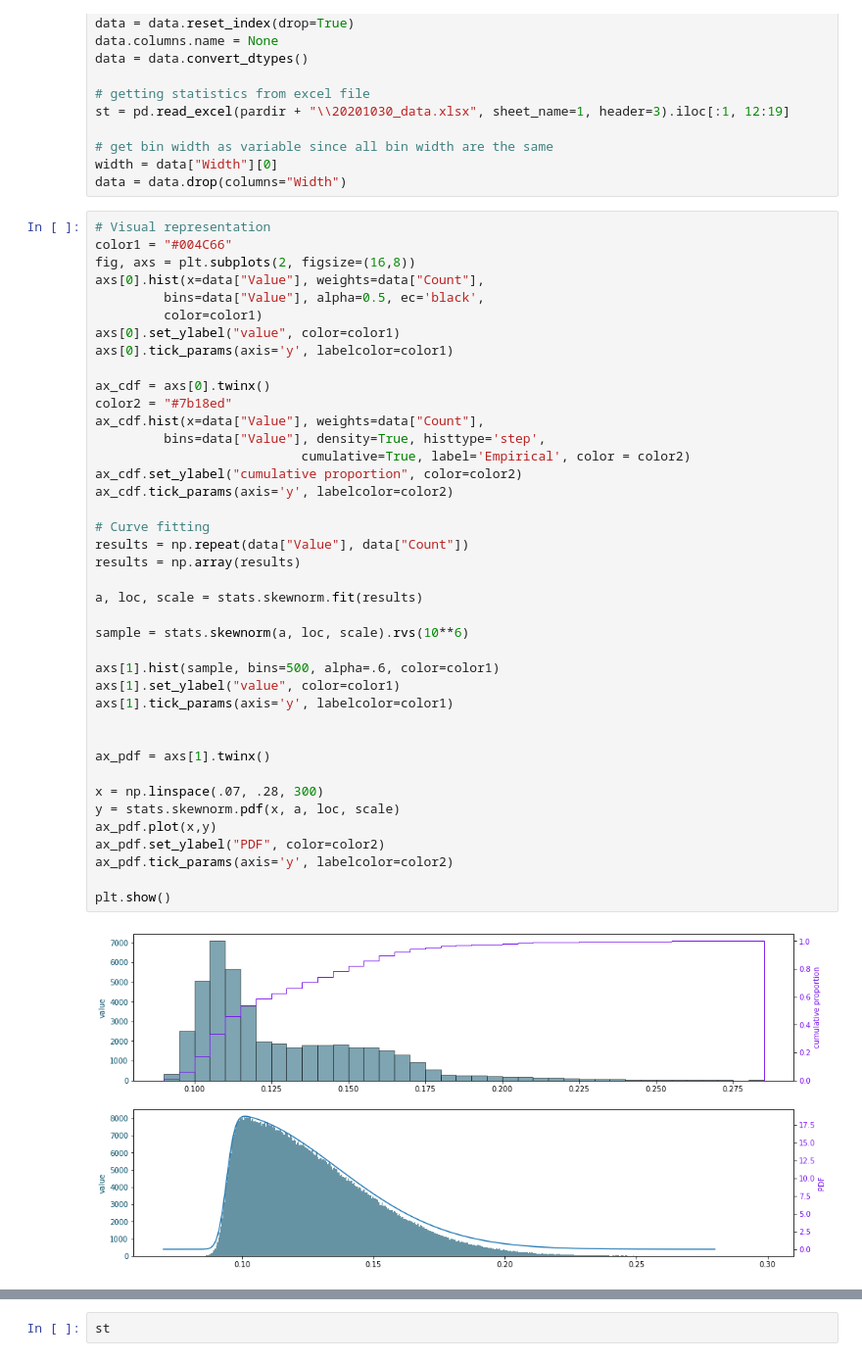
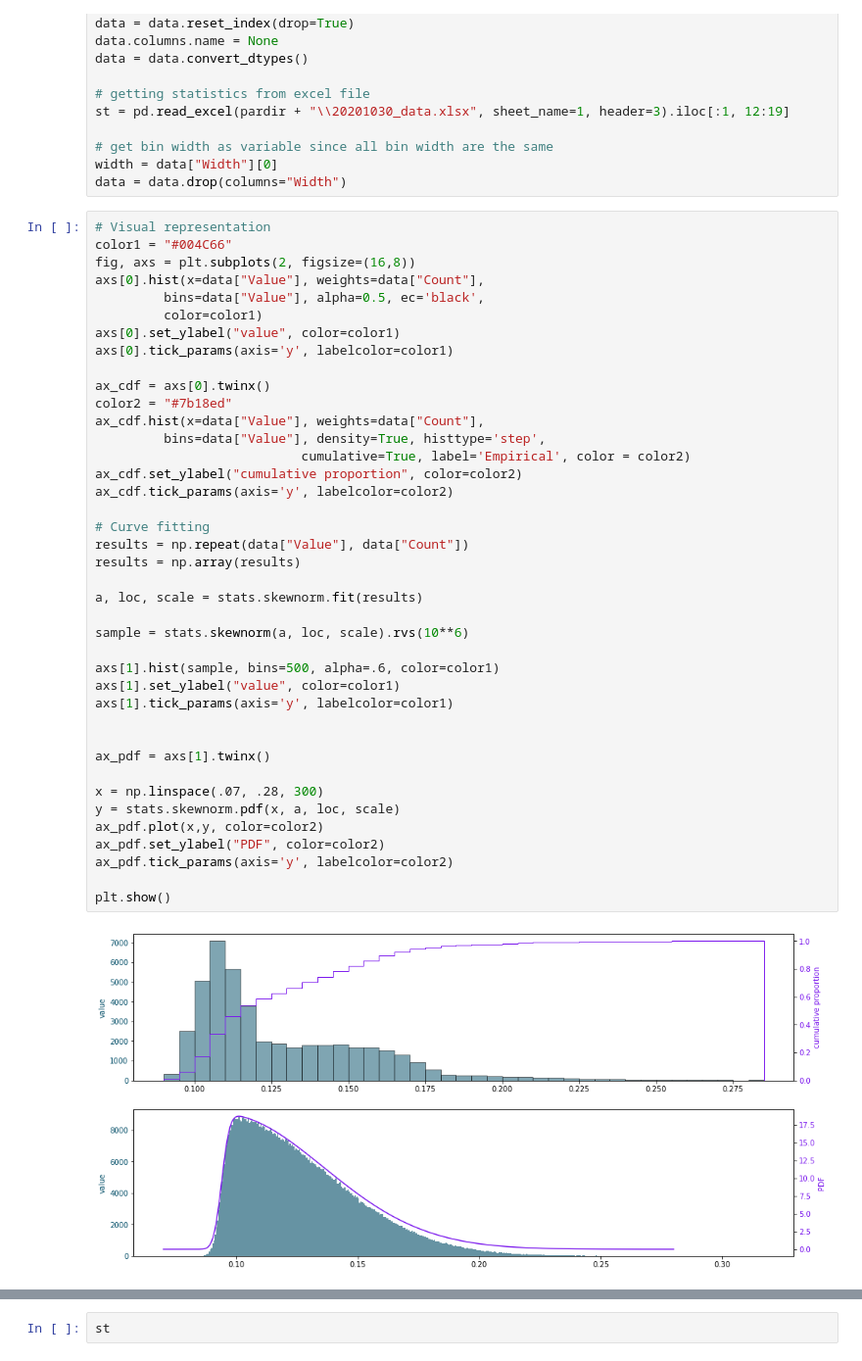
Before and after one commit to jorislimonier/quantile-estimation, a Jupyter notebook: quantile_estimation.ipynb, the cells around one changed output, grey strips where cells are left out. Shown: that part at 98% size. Saved outputs shown, nothing was run; the diff lists cells and outputs as text.

```diff
--- a/quantile_estimation.ipynb
+++ b/quantile_estimation.ipynb
@@ -40,32 +40,32 @@ axs[0].tick_params(axis='y', labelcolor=color1)
 ax_cdf = axs[0].twinx()
 color2 = "#7b18ed"
 ax_cdf.hist(x=data["Value"], weights=data["Count"],
          bins=data["Value"], density=True, histtype='step',
                            cumulative=True, label='Empirical', color = color2)
 ax_cdf.set_ylabel("cumulative proportion", color=color2)
 ax_cdf.tick_params(axis='y', labelcolor=color2)
 
 # Curve fitting
 results = np.repeat(data["Value"], data["Count"])
 results = np.array(results)
 
 a, loc, scale = stats.skewnorm.fit(results)
 
 sample = stats.skewnorm(a, loc, scale).rvs(10**6)
 
 axs[1].hist(sample, bins=500, alpha=.6, color=color1)
 axs[1].set_ylabel("value", color=color1)
 axs[1].tick_params(axis='y', labelcolor=color1)
 
 
 ax_pdf = axs[1].twinx()
 
 x = np.linspace(.07, .28, 300)
 y = stats.skewnorm.pdf(x, a, loc, scale)
-ax_pdf.plot(x,y)
+ax_pdf.plot(x,y, color=color2)
 ax_pdf.set_ylabel("PDF", color=color2)
 ax_pdf.tick_params(axis='y', labelcolor=color2)
 
 plt.show()
 # %% [output]
-[figure, old version]
+[figure, new version]
```
Also changed, not shown: parts of 5 cells of this notebook.
